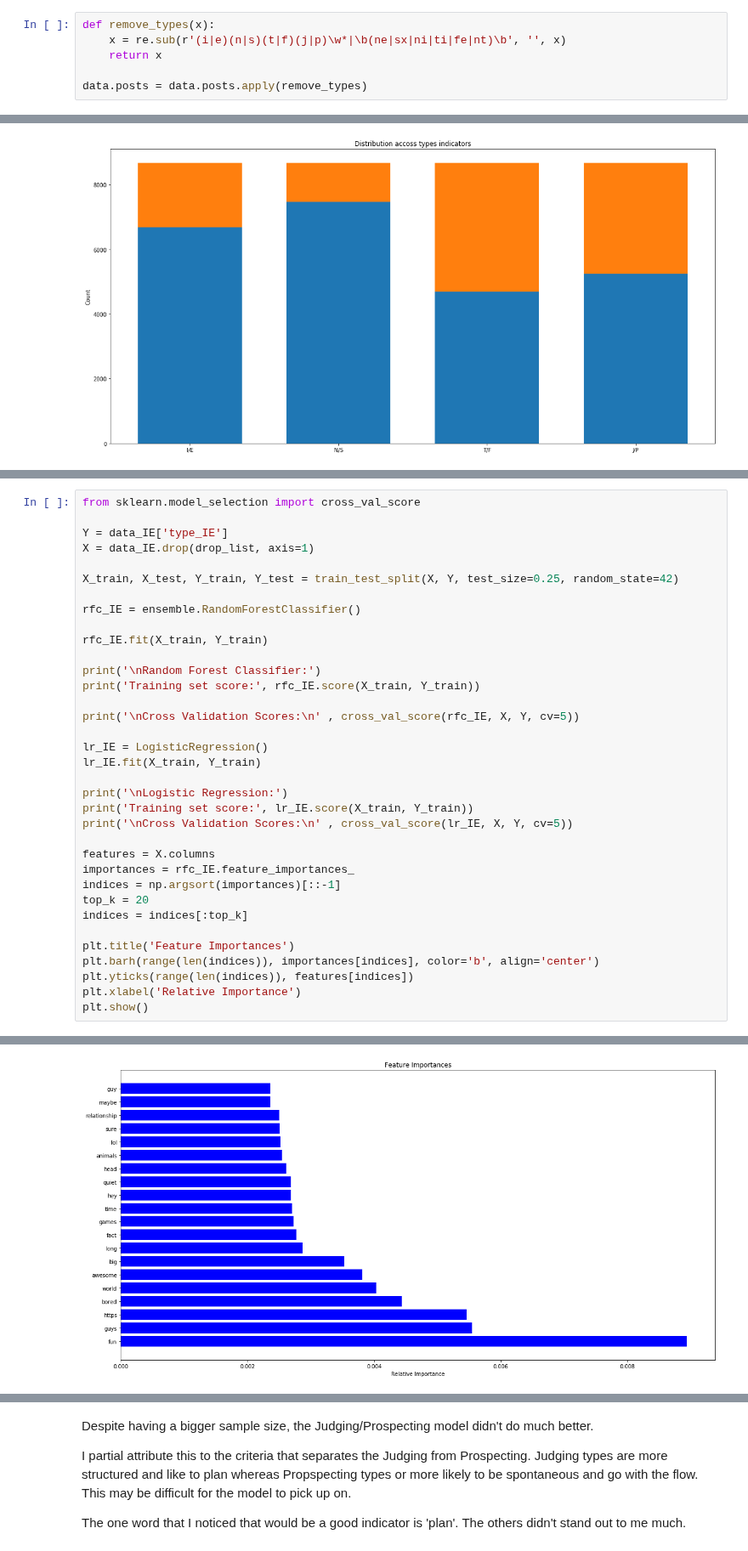
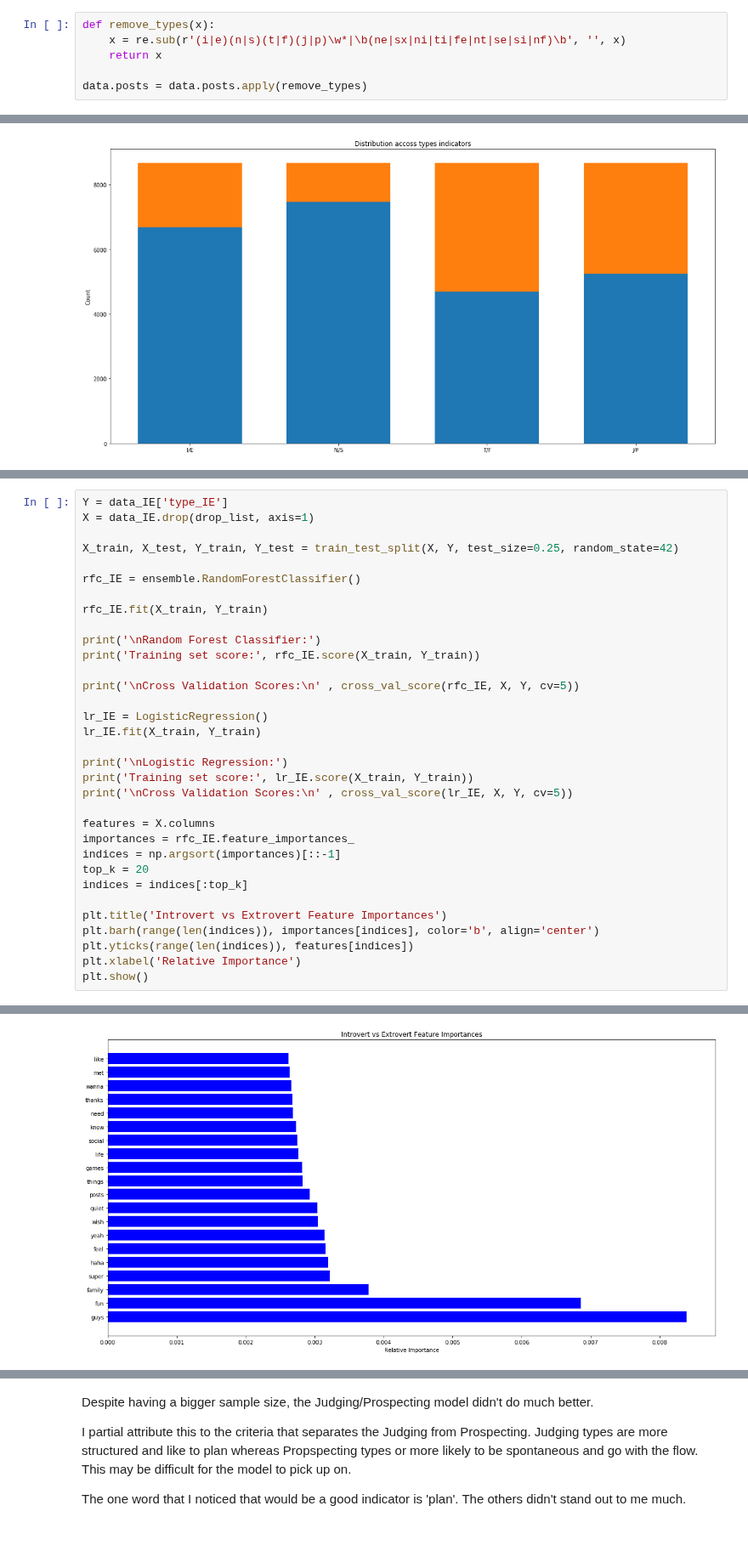
Before and after one commit to VincentG123/ThinkfulBootcamp, a Jupyter notebook: MyersBriggsPersonalityTestFinalCapstone.ipynb, the cells around one changed output, grey strips where cells are left out. Shown at 85% size. Saved outputs shown, nothing was run; the diff lists cells and outputs as text.

```diff
--- a/MyersBriggsPersonalityTestFinalCapstone.ipynb
+++ b/MyersBriggsPersonalityTestFinalCapstone.ipynb
@@ -135,6 +143,6 @@ data.posts = data.posts.apply(remove_extra_white_space)
 # %%
 def remove_types(x):
-    x = re.sub(r'(i|e)(n|s)(t|f)(j|p)\w*|\b(ne|sx|ni|ti|fe|nt)\b', '', x)
+    x = re.sub(r'(i|e)(n|s)(t|f)(j|p)\w*|\b(ne|sx|ni|ti|fe|nt|se|si|nf)\b', '', x)
     return x
 
 data.posts = data.posts.apply(remove_types)
@@ -332,6 +452,4 @@ drop_list = ['type_IE','type_NS',"type_TF",'type_JP']
 # %%
-from sklearn.model_selection import cross_val_score
-
 Y = data_IE['type_IE']
 X = data_IE.drop(drop_list, axis=1)
 
@@ -359,7 +477,7 @@ indices = np.argsort(importances)[::-1]
 top_k = 20
 indices = indices[:top_k]
 
-plt.title('Feature Importances')
+plt.title('Introvert vs Extrovert Feature Importances')
 plt.barh(range(len(indices)), importances[indices], color='b', align='center')
 plt.yticks(range(len(indices)), features[indices])
 plt.xlabel('Relative Importance')
@@ -379 +497 @@ Cross Validation Scores:
-[figure, old version]
+[figure, new version]
```
Also changed, not shown: parts of 43 cells of this notebook.
